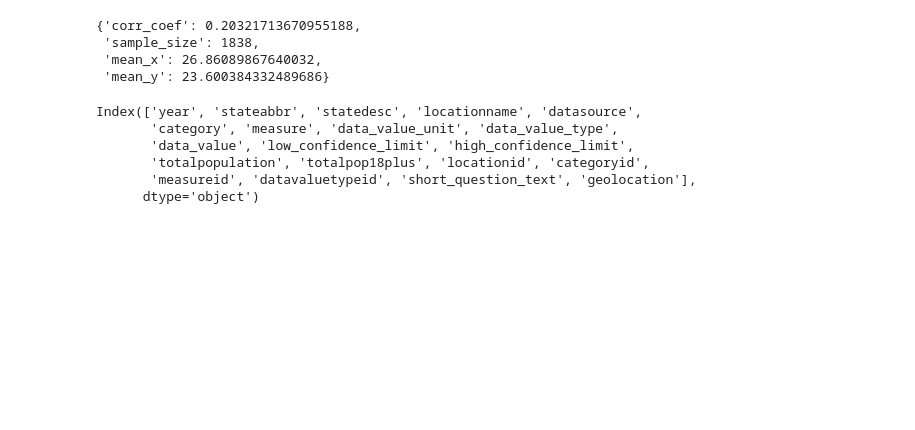
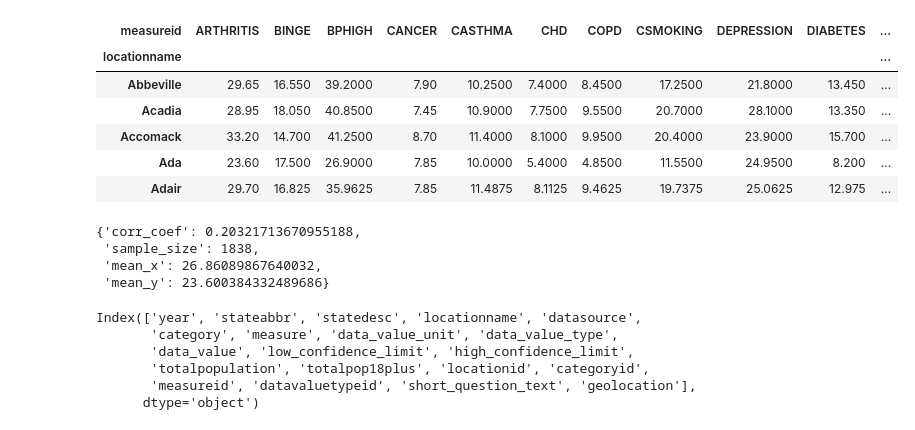
Before and after one commit to YixiaoLiu2002/places_client, a Jupyter notebook: draft.ipynb, the cells around one changed output. Saved outputs shown, nothing was run; the diff lists cells and outputs as text; code cells hidden in the pictures; blank space fills up the shorter version.

```diff
--- a/draft.ipynb
+++ b/draft.ipynb
@@ -208,3 +335,14 @@ places_2024 = client.get_county_data('2024')
+# %%
+places_2024_pivot = client.create_pivot_table(places_2024)
+places_2024_pivot.head()
+# %% [output]
+| measureid | ARTHRITIS | BINGE | BPHIGH | CANCER | CASTHMA | CHD | COPD | CSMOKING | DEPRESSION | DIABETES | ... |
+| locationname |  |  |  |  |  |  |  |  |  |  | ... |
+| Abbeville | 29.65 | 16.550 | 39.2000 | 7.90 | 10.2500 | 7.4000 | 8.4500 | 17.2500 | 21.8000 | 13.450 | ... |
+| Acadia | 28.95 | 18.050 | 40.8500 | 7.45 | 10.9000 | 7.7500 | 9.5500 | 20.7000 | 28.1000 | 13.350 | ... |
+| Accomack | 33.20 | 14.700 | 41.2500 | 8.70 | 11.4000 | 8.1000 | 9.9500 | 20.4000 | 23.9000 | 15.700 | ... |
+| Ada | 23.60 | 17.500 | 26.9000 | 7.85 | 10.0000 | 5.4000 | 4.8500 | 11.5500 | 24.9500 | 8.200 | ... |
+| Adair | 29.70 | 16.825 | 35.9625 | 7.85 | 11.4875 | 8.1125 | 9.4625 | 19.7375 | 25.0625 | 12.975 | ... |
 # %%
 client.get_correlation(places_2024, 'LPA', 'DEPRESSION')
 # %% [output]
```
Also changed, not shown: parts of 5 cells of this notebook, 3 other files.
